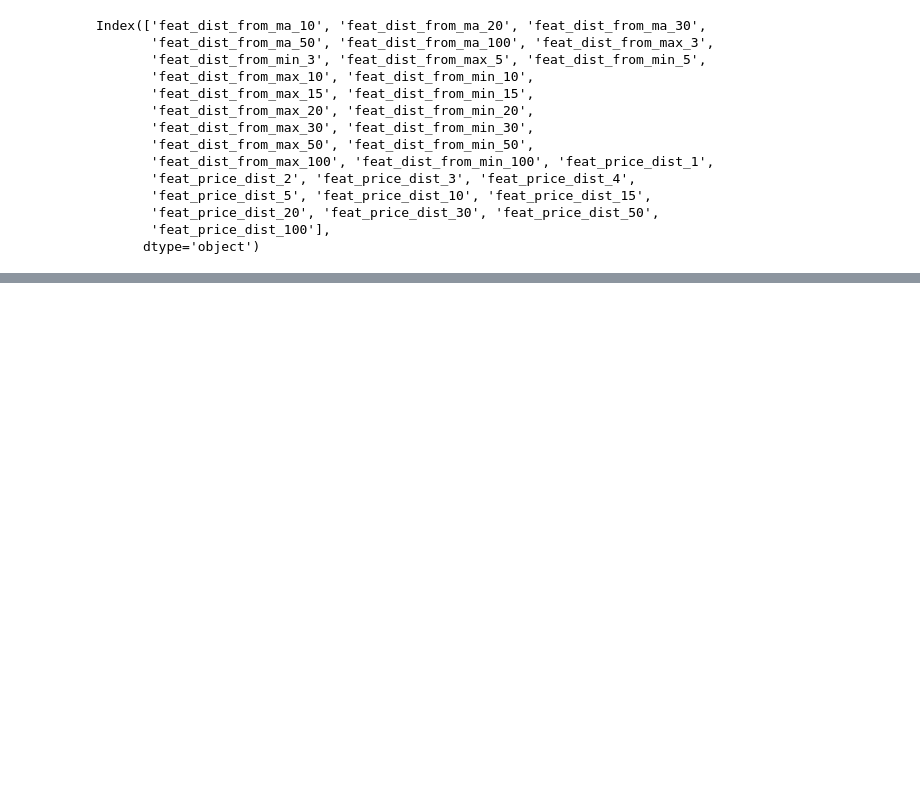
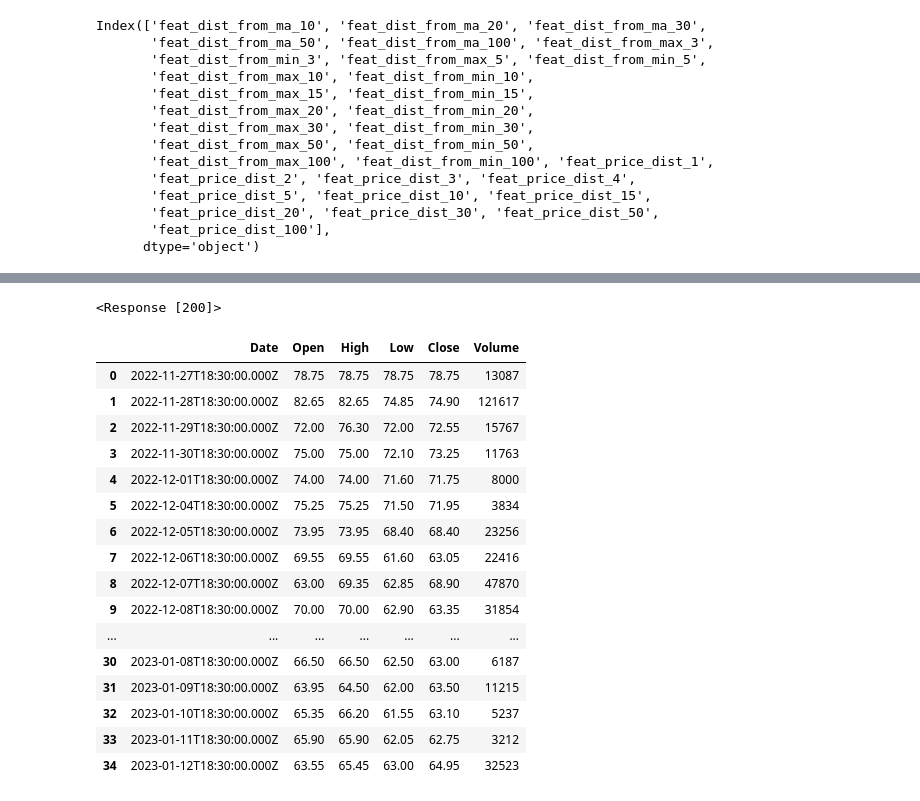
Before and after one commit to 0xrushi/ML-StockPredictor-GUI, a Jupyter notebook: notebooks/random_forest_sma_20.ipynb, the cells around one changed output, grey strips where cells are left out. Saved outputs shown, nothing was run; the diff lists cells and outputs as text; code cells hidden in the pictures; blank space fills up the shorter version.

```diff
--- a/notebooks/sma_20_meta_labelling.ipynb
+++ b/notebooks/random_forest_sma_20.ipynb
@@ -225,0 +382,32 @@ Index(['feat_dist_from_ma_10', 'feat_dist_from_ma_20', 'feat_dist_from_ma_30',
+# %%
+output
+# %% [output]
+<Response [200]>
+# %%
+from NSEDownload import stocks
+
+# Gets data without adjustment for events
+df = stocks.get_data(stock_symbol="AAATECH", start_date='15-9-2021', end_date='15-1-2023')
+
+df['Date'] = df.index
+df = df [['Date', 'Open Price', 'High Price', 'Low Price', 'Close Price', 'Total Traded Quantity']]
+df.columns = ['Date', 'Open', 'High', 'Low', 'Close', 'Volume']
+df.reset_index(drop=True)
+# %% [output]
+|  | Date | Open | High | Low | Close | Volume |
+| 0 | 2022-11-27T18:30:00.000Z | 78.75 | 78.75 | 78.75 | 78.75 | 13087 |
+| 1 | 2022-11-28T18:30:00.000Z | 82.65 | 82.65 | 74.85 | 74.90 | 121617 |
+| 2 | 2022-11-29T18:30:00.000Z | 72.00 | 76.30 | 72.00 | 72.55 | 15767 |
+| 3 | 2022-11-30T18:30:00.000Z | 75.00 | 75.00 | 72.10 | 73.25 | 11763 |
+| 4 | 2022-12-01T18:30:00.000Z | 74.00 | 74.00 | 71.60 | 71.75 | 8000 |
+| 5 | 2022-12-04T18:30:00.000Z | 75.25 | 75.25 | 71.50 | 71.95 | 3834 |
+| 6 | 2022-12-05T18:30:00.000Z | 73.95 | 73.95 | 68.40 | 68.40 | 23256 |
+| 7 | 2022-12-06T18:30:00.000Z | 69.55 | 69.55 | 61.60 | 63.05 | 22416 |
+| 8 | 2022-12-07T18:30:00.000Z | 63.00 | 69.35 | 62.85 | 68.90 | 47870 |
+| 9 | 2022-12-08T18:30:00.000Z | 70.00 | 70.00 | 62.90 | 63.35 | 31854 |
+| ... | ... | ... | ... | ... | ... | ... |
+| 30 | 2023-01-08T18:30:00.000Z | 66.50 | 66.50 | 62.50 | 63.00 | 6187 |
+| 31 | 2023-01-09T18:30:00.000Z | 63.95 | 64.50 | 62.00 | 63.50 | 11215 |
+| 32 | 2023-01-10T18:30:00.000Z | 65.35 | 66.20 | 61.55 | 63.10 | 5237 |
+| 33 | 2023-01-11T18:30:00.000Z | 65.90 | 65.90 | 62.05 | 62.75 | 3212 |
+| 34 | 2023-01-12T18:30:00.000Z | 63.55 | 65.45 | 63.00 | 64.95 | 32523 |
```
Also changed, not shown: parts of 11 cells of this notebook, 30 other files.
